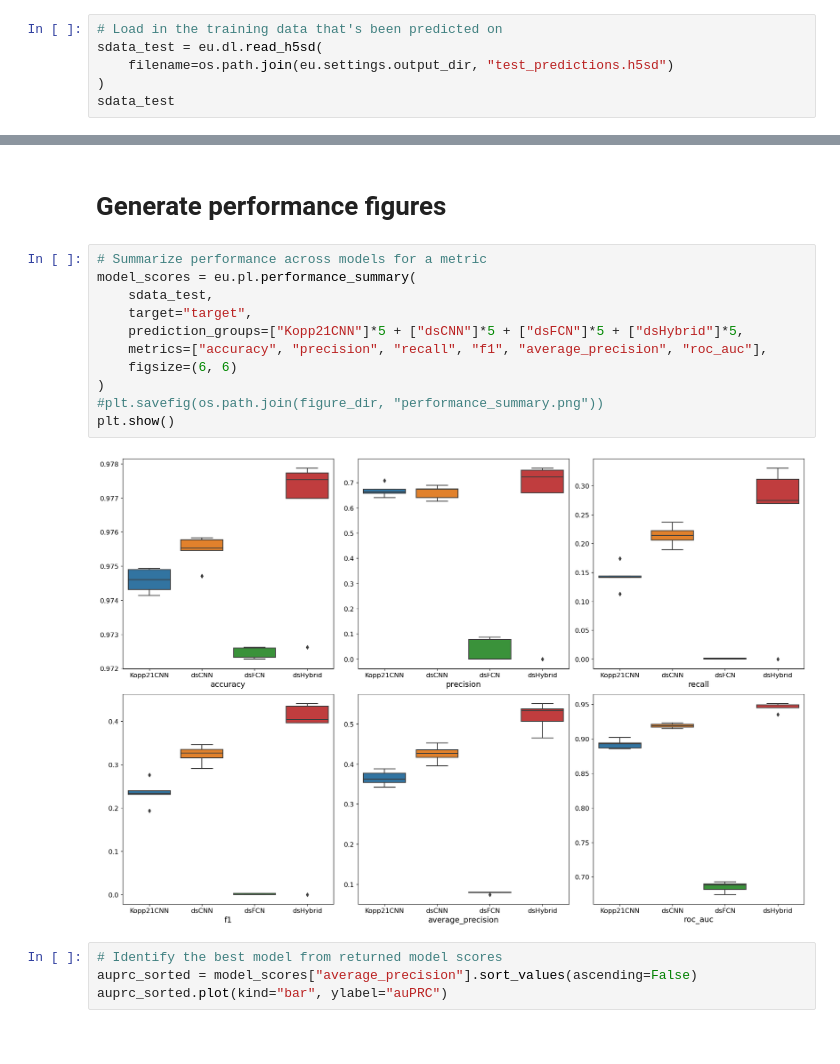
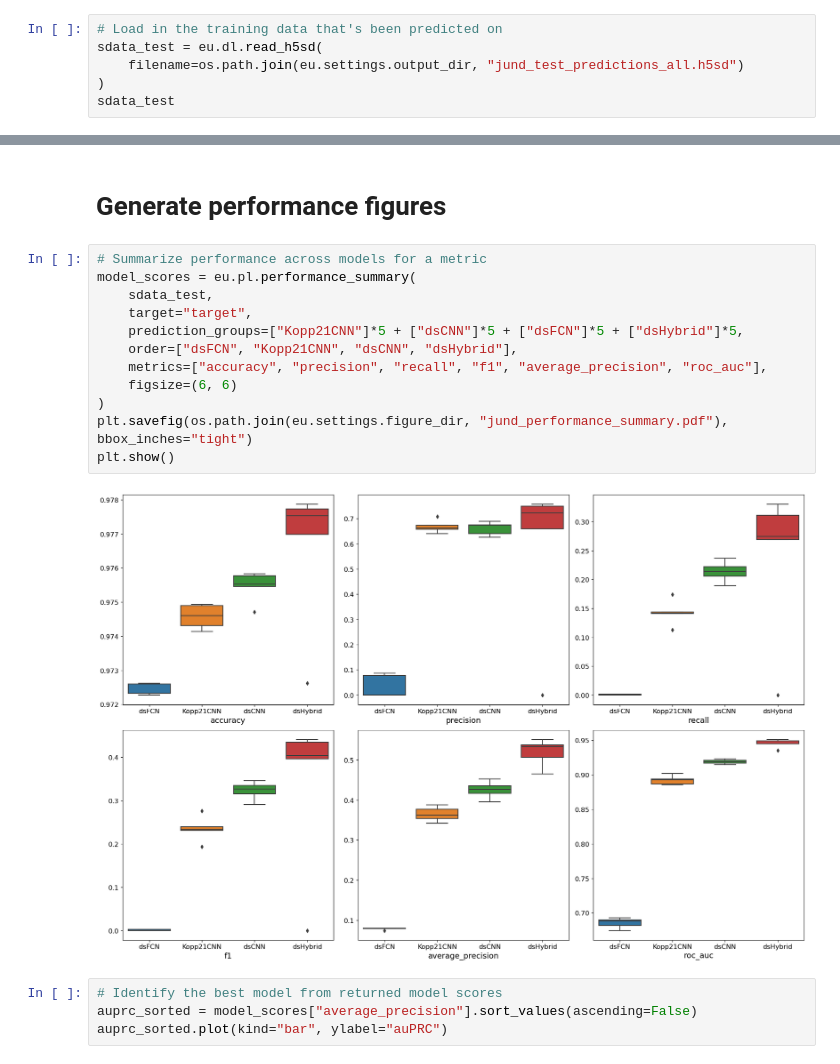
Before and after one commit to ML4GLand/EUGENe_paper, a Jupyter notebook: notebooks/kopp21/kopp21_plotting.ipynb, the cells around one changed output, grey strips where cells are left out. Cells and saved outputs as stored; diff of their text form.

Commit message:
lots of work on Kopp21

```diff
--- a/notebooks/kopp21/kopp21_plotting.ipynb
+++ b/notebooks/kopp21/kopp21_plotting.ipynb
@@ -42,7 +42,7 @@ eu.settings.verbosity = logging.ERROR
 # %%
 # Load in the training data that's been predicted on
 sdata_test = eu.dl.read_h5sd(
-    filename=os.path.join(eu.settings.output_dir, "test_predictions.h5sd")
+    filename=os.path.join(eu.settings.output_dir, "jund_test_predictions_all.h5sd")
 )
 sdata_test
 # %% [output]
@@ -61,16 +61,17 @@ uns: None
 # %%
 # Summarize performance across models for a metric
 model_scores = eu.pl.performance_summary(
     sdata_test,
     target="target",
     prediction_groups=["Kopp21CNN"]*5 + ["dsCNN"]*5 + ["dsFCN"]*5 + ["dsHybrid"]*5,
+    order=["dsFCN", "Kopp21CNN", "dsCNN", "dsHybrid"],
     metrics=["accuracy", "precision", "recall", "f1", "average_precision", "roc_auc"],
     figsize=(6, 6)
 )
-#plt.savefig(os.path.join(figure_dir, "performance_summary.png"))
+plt.savefig(os.path.join(eu.settings.figure_dir, "jund_performance_summary.pdf"), bbox_inches="tight")
 plt.show()
 # %% [output]
-[figure, old version]
+[figure, new version]
 # %%
 # Identify the best model from returned model scores
 auprc_sorted = model_scores["average_precision"].sort_values(ascending=False)
```
Also changed, not shown: parts of 26 cells of this notebook, 18 other files.
